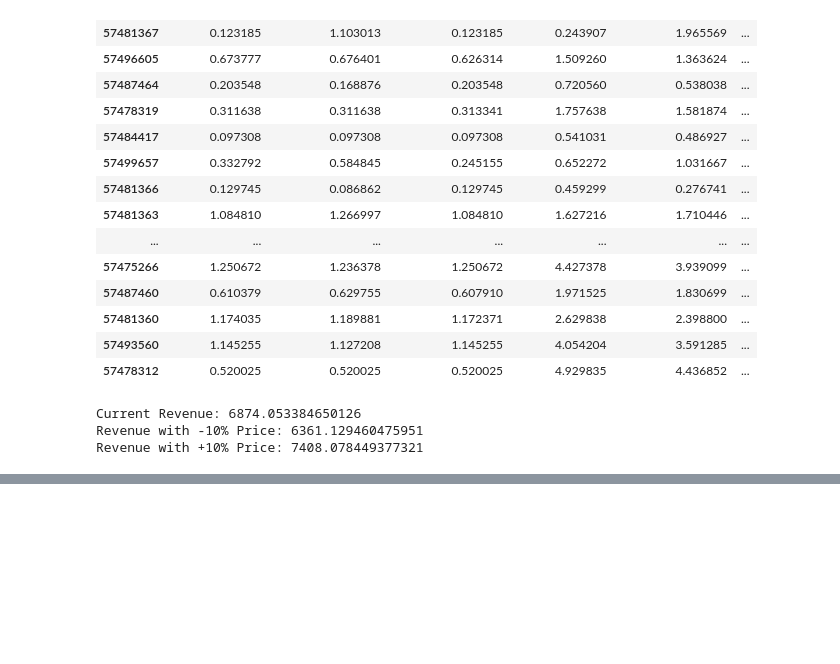
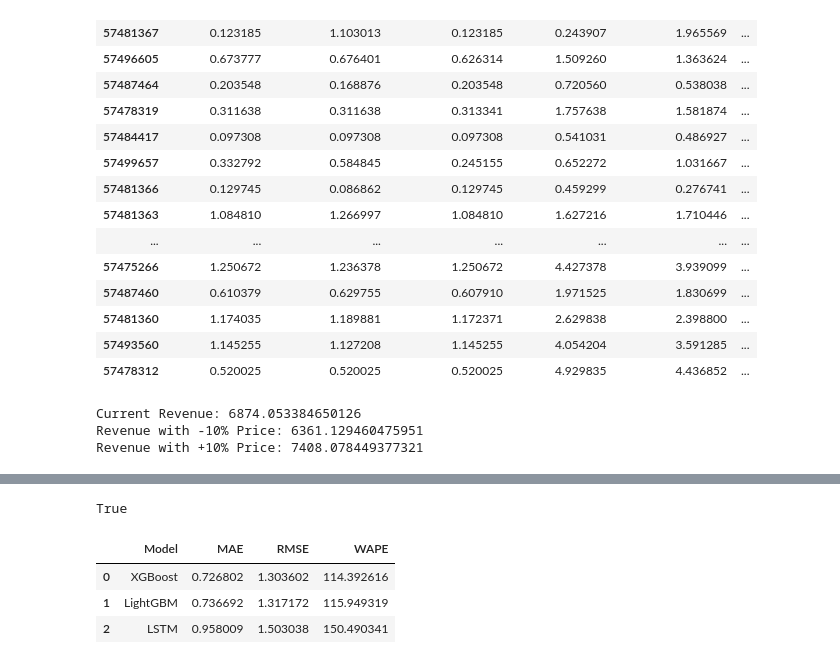
Before and after one commit to Raghuvamshi-git/RetailSense, a Jupyter notebook: notebooks/01_Data_Understanding.ipynb, the cells around one changed output, grey strips where cells are left out. Cells and saved outputs as stored; diff of their text form; code cells hidden in the pictures; blank space fills up the shorter version.

```diff
--- a/notebooks/01_Data_Understanding.ipynb
+++ b/notebooks/01_Data_Understanding.ipynb
@@ -1303,0 +1262,21 @@ test_lgbm_metrics
+# %%
+from src.forecasting.lstm_model import train_lstm, predict_lstm
+from src.forecasting.evaluation import calculate_metrics
+
+test_lstm_model = train_lstm(
+    X_lstm_train,
+    y_lstm_train,
+    input_size=X_lstm_train.shape[2]
+)
+
+test_lstm_prediction = predict_lstm(
+    test_lstm_model,
+    X_lstm_test
+)
+
+test_lstm_metrics = calculate_metrics(
+    y_lstm_test,
+    test_lstm_prediction
+)
+
+test_lstm_metrics
@@ -1303,0 +1313,26 @@ test_lgbm_metrics
+# %%
+import sys
+import importlib
+
+sys.path.insert(0, r"C:\Users\raghu vamshi\Desktop\RetailSense_AI")
+
+import src.forecasting.evaluation as evaluation
+
+importlib.reload(evaluation)
+
+print(hasattr(evaluation, "create_model_comparison"))
+# %% [output]
+True
+# %%
+model_comparison = evaluation.create_model_comparison(
+    test_metrics,
+    test_lgbm_metrics,
+    test_lstm_metrics
+)
+
+model_comparison
+# %% [output]
+|  | Model | MAE | RMSE | WAPE |
+| 0 | XGBoost | 0.726802 | 1.303602 | 114.392616 |
+| 1 | LightGBM | 0.736692 | 1.317172 | 115.949319 |
+| 2 | LSTM | 0.958009 | 1.503038 | 150.490341 |
```
Also changed, not shown: parts of 12 cells of this notebook, 3 other files.
